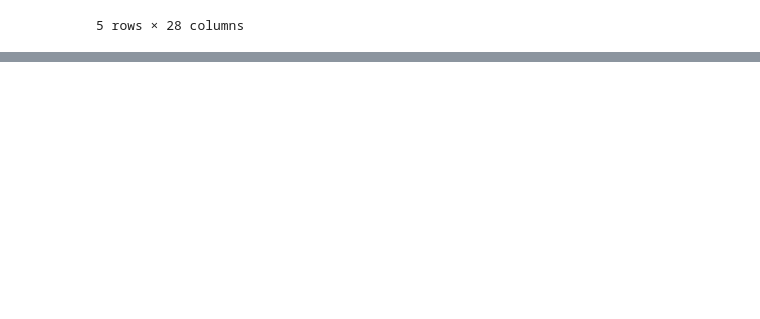
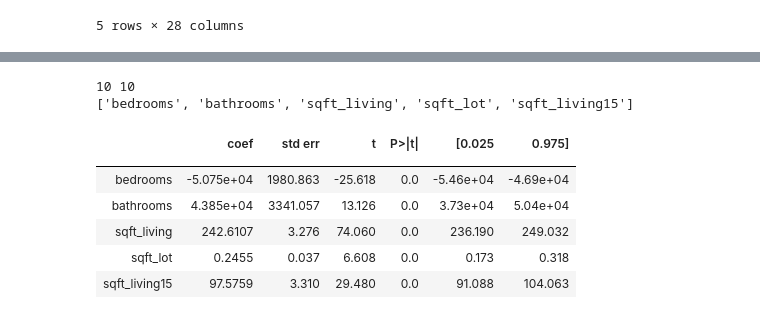
Before and after one commit to megan91292/dsc-mod-2-project-v2-1-onl01-dtsc-ft-041320, a Jupyter notebook: Data Transformation.ipynb, the cells around one changed output, grey strips where cells are left out. Saved outputs shown, nothing was run; the diff lists cells and outputs as text; code cells hidden in the pictures; blank space fills up the shorter version.

```diff
--- a/Data Transformation.ipynb
+++ b/Data Transformation.ipynb
@@ -225,0 +136,6 @@ Index(['bedrooms', 'bathrooms', 'sqft_living', 'sqft_lot', 'sqft_living15',
+# %%
+X = data1[x_cols]
+y= data1['price']
+# %%
+model = sm.OLS(y,X).fit()
+model.summary()
@@ -225,0 +171,23 @@ Index(['bedrooms', 'bathrooms', 'sqft_living', 'sqft_lot', 'sqft_living15',
+# %%
+# Your code here - Continue to refine the model
+summary = model.summary()
+p_table = summary.tables[1]
+p_table = pd.DataFrame(p_table.data)
+p_table.columns = p_table.iloc[0]
+p_table = p_table.drop(0)
+p_table = p_table.set_index(p_table.columns[0])
+p_table['P>|t|'] = p_table['P>|t|'].astype(float)
+x_cols = list(p_table[p_table['P>|t|'] < 0.05].index)
+print(len(p_table), len(x_cols))
+print(x_cols[:5])
+p_table.head()
+# %% [output]
+10 10
+['bedrooms', 'bathrooms', 'sqft_living', 'sqft_lot', 'sqft_living15']
+|  | coef | std err | t | P>|t| | [0.025 | 0.975] |
+|  |  |  |  |  |  |  |
+| bedrooms | -5.075e+04 | 1980.863 | -25.618 | 0.0 | -5.46e+04 | -4.69e+04 |
+| bathrooms | 4.385e+04 | 3341.057 | 13.126 | 0.0 | 3.73e+04 | 5.04e+04 |
+| sqft_living | 242.6107 | 3.276 | 74.060 | 0.0 | 236.190 | 249.032 |
+| sqft_lot | 0.2455 | 0.037 | 6.608 | 0.0 | 0.173 | 0.318 |
+| sqft_living15 | 97.5759 | 3.310 | 29.480 | 0.0 | 91.088 | 104.063 |
```
Also changed, not shown: parts of 28 cells of this notebook, 5 other files.
